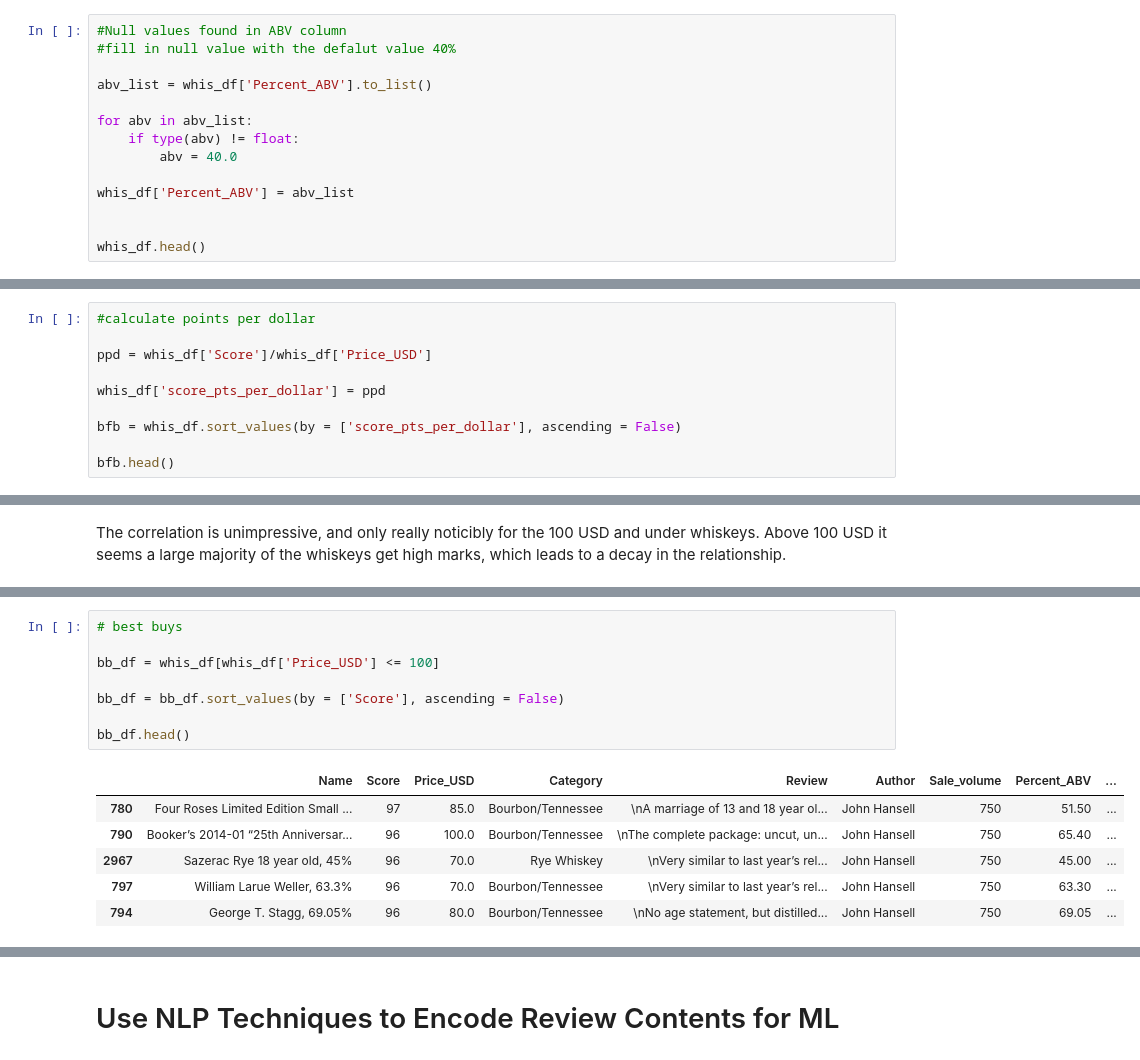
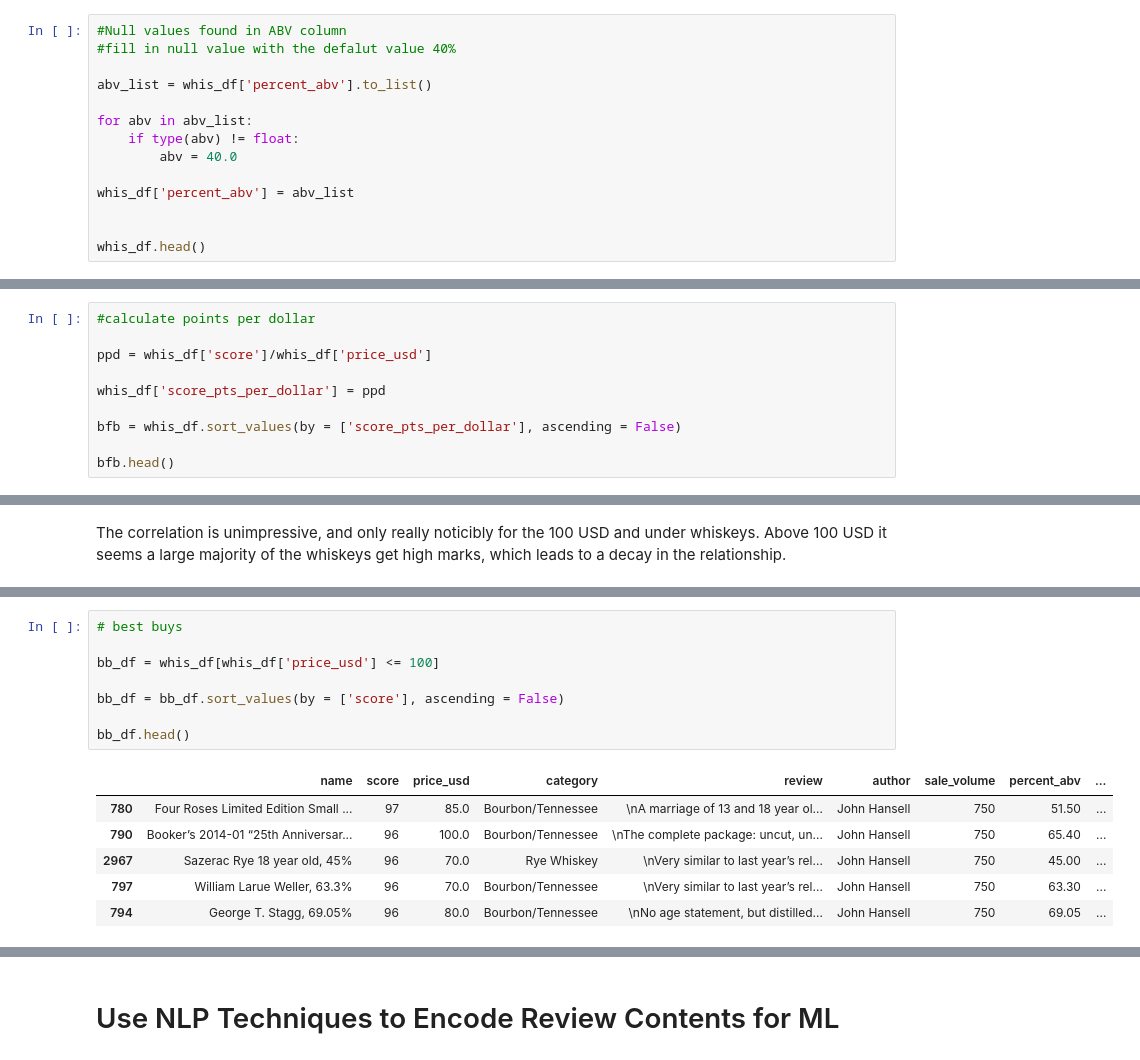
Before and after one commit to gspahlin/WhiskyAdvocate_ETL, a Jupyter notebook: whiskey_explore_clean_load.ipynb, the cells around one changed output, grey strips where cells are left out. Drawn from its saved outputs; the diff is of its cells as text.

```diff
--- a/whiskey_explore_clean_load.ipynb
+++ b/whiskey_explore_clean_load.ipynb
@@ -20,13 +20,13 @@ whis_df.head()
 #Null values found in ABV column
 #fill in null value with the defalut value 40%
 
-abv_list = whis_df['Percent_ABV'].to_list()
+abv_list = whis_df['percent_abv'].to_list()
 
 for abv in abv_list:
     if type(abv) != float:
         abv = 40.0
 
-whis_df['Percent_ABV'] = abv_list
+whis_df['percent_abv'] = abv_list
 
 
 whis_df.head()
@@ -68,7 +68,7 @@ ritz.head()
 # %%
 #calculate points per dollar
 
-ppd = whis_df['Score']/whis_df['Price_USD']
+ppd = whis_df['score']/whis_df['price_usd']
 
 whis_df['score_pts_per_dollar'] = ppd
 
@@ -305,13 +305,13 @@ plt.show()
 # %%
 # best buys
 
-bb_df = whis_df[whis_df['Price_USD'] <= 100]
+bb_df = whis_df[whis_df['price_usd'] <= 100]
 
-bb_df = bb_df.sort_values(by = ['Score'], ascending = False)
+bb_df = bb_df.sort_values(by = ['score'], ascending = False)
 
 bb_df.head()
 # %% [output]
-|  | Name | Score | Price_USD | Category | Review | Author | Sale_volume | Percent_ABV | ... |
+|  | name | score | price_usd | category | review | author | sale_volume | percent_abv | ... |
 | 780 | Four Roses Limited Edition Small ... | 97 | 85.0 | Bourbon/Tennessee | \nA marriage of 13 and 18 year ol... | John Hansell | 750 | 51.50 | ... |
 | 790 | Booker’s 2014-01 “25th Anniversar... | 96 | 100.0 | Bourbon/Tennessee | \nThe complete package: uncut, un... | John Hansell | 750 | 65.40 | ... |
 | 2967 | Sazerac Rye 18 year old, 45% | 96 | 70.0 | Rye Whiskey | \nVery similar to last year’s rel... | John Hansell | 750 | 45.00 | ... |
```
Also changed, not shown: parts of 35 cells of this notebook.
